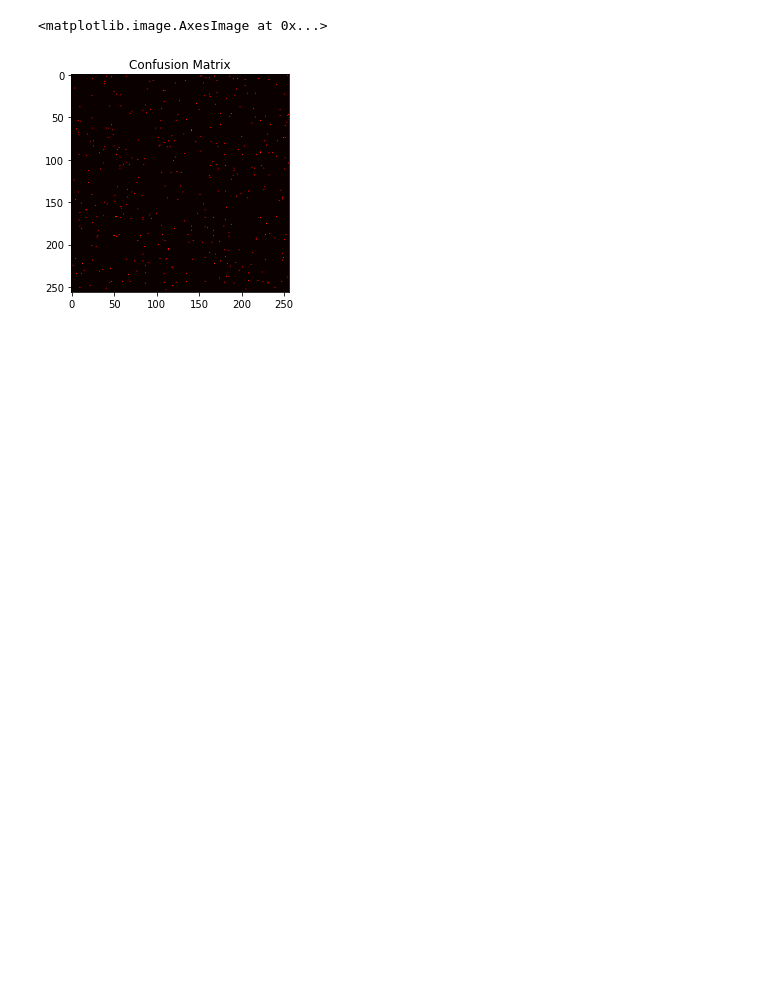
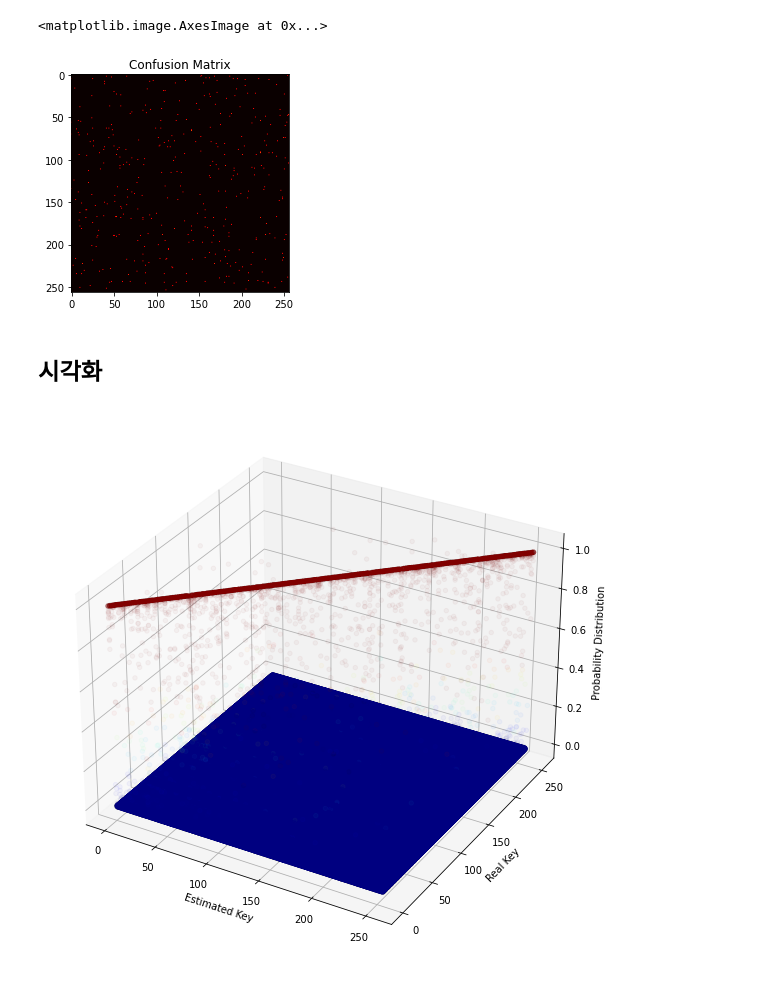
Before and after one commit to JB-Lee/CPA-with-ANN, a Jupyter notebook: src/model_test.ipynb, the cells around one changed output. Saved outputs shown, nothing was run; the diff lists cells and outputs as text; code cells hidden in the pictures; blank space fills up the shorter version.

```diff
--- a/src/model_test.ipynb
+++ b/src/model_test.ipynb
@@ -102,7 +167,7 @@ NameError: name 'train_loader' is not defined
 torch.save(net.state_dict(), './model/TestCNN.params')
 # %%
 net = models.TestCNNModel(learning_rate=5e-5, weight_decay=1e-5)
-net.load_state_dict(torch.load('./model/TestCNN.params'))
+net.load_state_dict(torch.load('./model/CNNModel_case1_trained.params'))
 net.eval()
 # %% [output]
 TestCNNModel(
@@ -148,5 +213,5 @@ IPU available: False, using: 0 IPUs
 LOCAL_RANK: 0 - CUDA_VISIBLE_DEVICES: [0]
 KeyboardInterrupt:
 # %%
-test = dataset.TraceDataset('././data/method2/test', trace_size=35000, scaler=StandardScaler())
-test_loader = DataLoader(test, batch_size=16, shuffle=True)
+test = dataset.TraceDataset('C:/Workspace/CPA/data/method1/test', trace_size=35000, scaler=StandardScaler())
+test_loader = DataLoader(test, batch_size=1)
@@ -220,3 +290,39 @@ plt.imshow(confusion_matrix, cmap='hot')
 # %% [output]
 <matplotlib.image.AxesImage at 0x...>
 [figure]
+# %% [markdown]
+## 시각화
+# %%
+from tqdm.notebook import tqdm
+
+
+net = models.CNNModel()
+net.load_state_dict(torch.load('./model/CNNModel_case1_trained.params'))
+
+test = dataset.TraceDataset('C:/Workspace/CPA/data/method1', trace_size=35000, scaler=StandardScaler())
+
+trace_cnt = len(test)//256
+
+fig = plt.figure(figsize=[11, 10])
+ax = fig.add_subplot(projection='3d')
+
+for key in tqdm(range(256)):
+    #plt.title(f'Estimated Key Prob Distribution for Key({key}), Trace Count({trace_cnt})')
+
+    for i in range(trace_cnt):
+        arr = test[256*i + key][0]
+        arr = np.expand_dims(arr, 1)
+
+        res = F.softmax(net(Tensor(arr)), dim=1).detach().numpy()
+
+        ax.scatter(range(256), [key]*256, res, c=res, cmap='jet', alpha=1.0 / trace_cnt)
+
+    #plt.axvline(x=key, c='r', label='Truth', alpha=0.5)
+    #plt.legend()
+ax.set_xlabel('Estimated Key')
+ax.set_ylabel('Real Key')
+ax.set_zlabel('Probability Distribution')
+
+plt.show()
+# %% [output]
+[figure, added]
```
Also changed, not shown: parts of 12 cells of this notebook, 2 other files.
